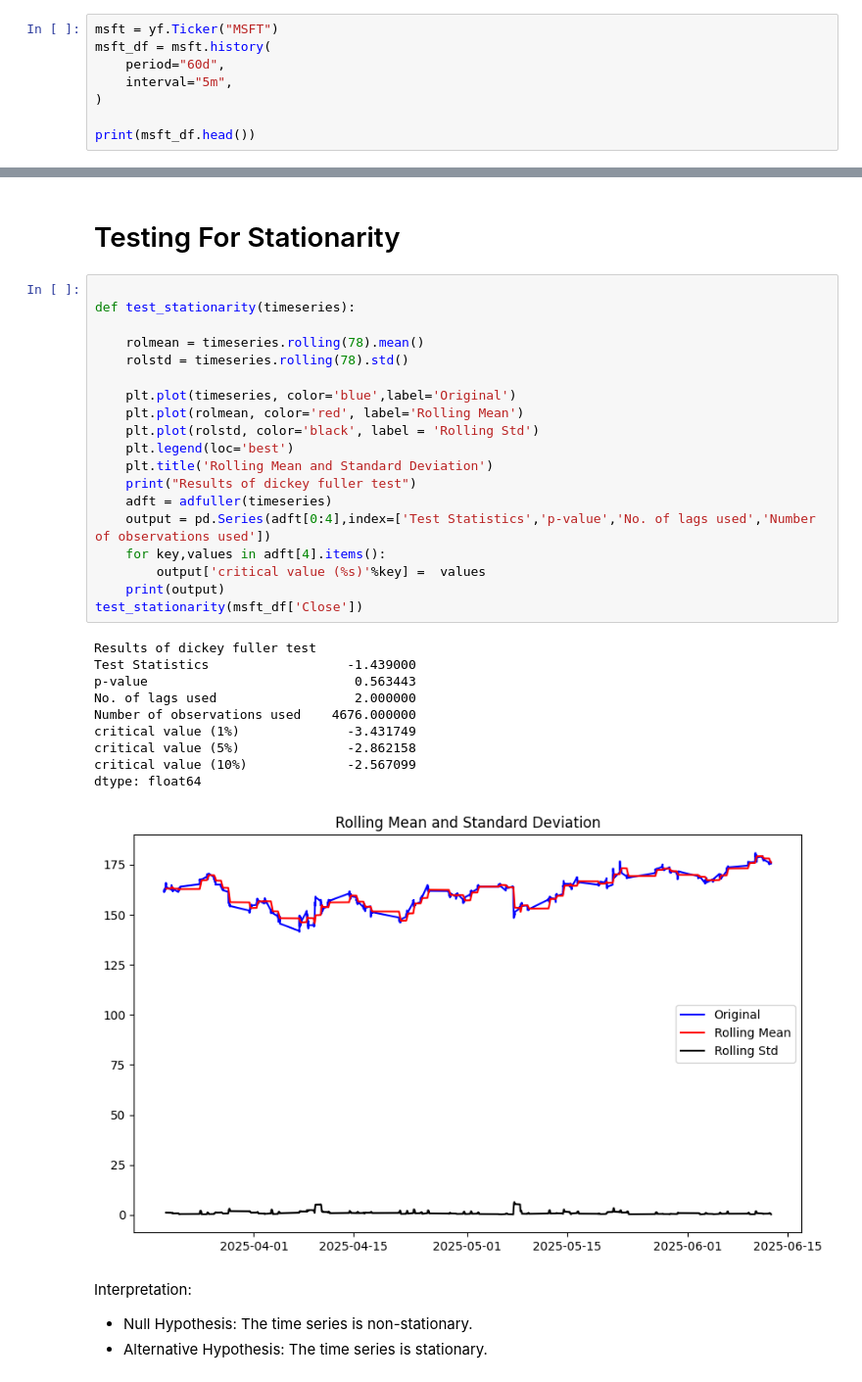
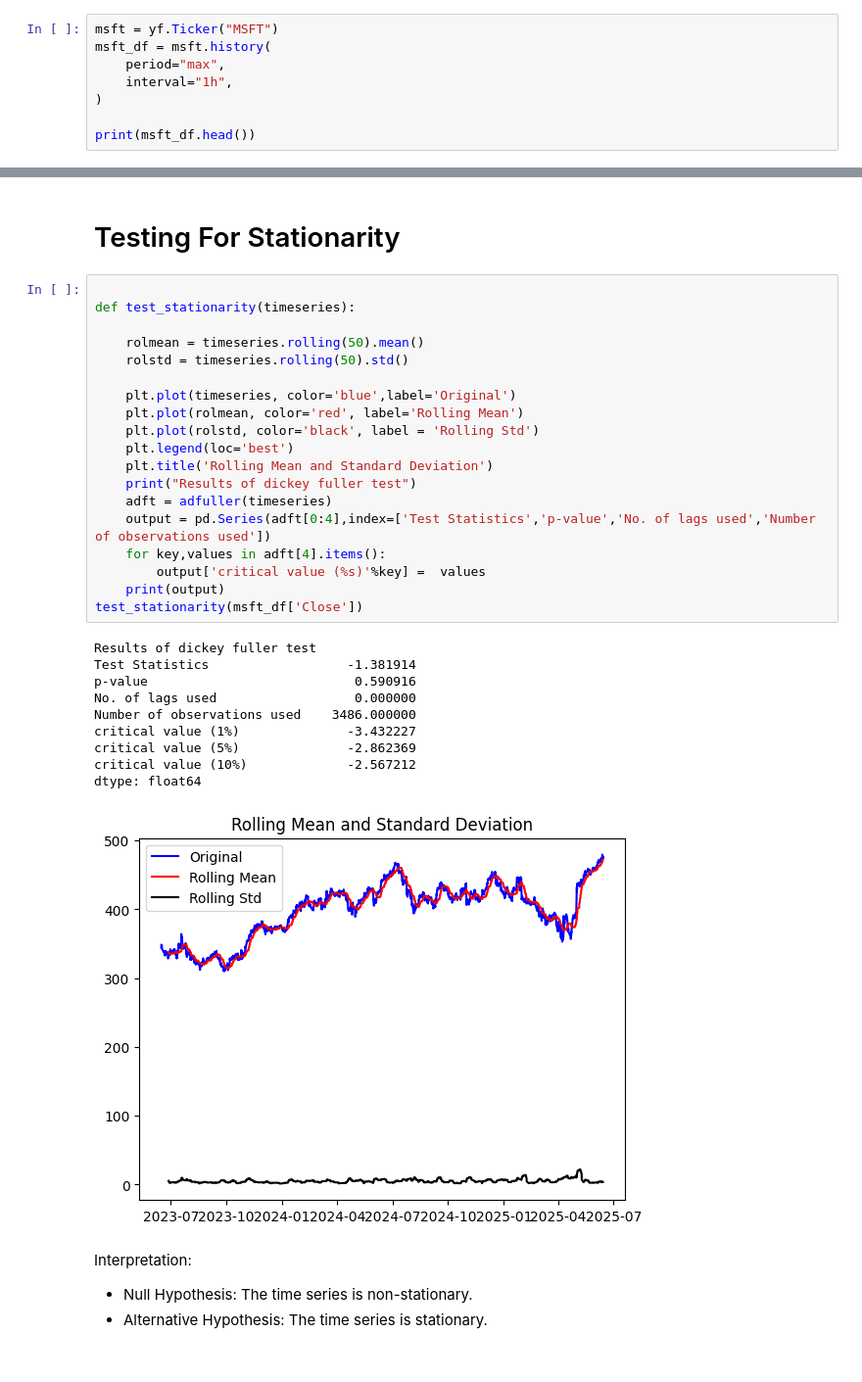
Before and after one commit to BillyBrothers/Stock_Prediction, a Jupyter notebook: Workbooks/Arima_Complex_Model.ipynb, the cells around one changed output, grey strips where cells are left out. Shown at 98% size. Saved outputs shown, nothing was run; the diff lists cells and outputs as text.

```diff
--- a/Workbooks/Arima_Complex_Model.ipynb
+++ b/Workbooks/Arima_Complex_Model.ipynb
@@ -18,8 +34,8 @@ from pylab import rcParams
 # %%
 msft = yf.Ticker("MSFT")
 msft_df = msft.history(
-    period="60d",
-    interval="5m",
+    period="max",
+    interval="1h",
 )
 
 print(msft_df.head())
@@ -53,33 +69,33 @@ plt.legend();
 # %%
 
 def test_stationarity(timeseries):
 
-    rolmean = timeseries.rolling(78).mean()
-    rolstd = timeseries.rolling(78).std()
+    rolmean = timeseries.rolling(50).mean()
+    rolstd = timeseries.rolling(50).std()
 
     plt.plot(timeseries, color='blue',label='Original')
     plt.plot(rolmean, color='red', label='Rolling Mean')
     plt.plot(rolstd, color='black', label = 'Rolling Std')
     plt.legend(loc='best')
     plt.title('Rolling Mean and Standard Deviation')
     print("Results of dickey fuller test")
     adft = adfuller(timeseries)
     output = pd.Series(adft[0:4],index=['Test Statistics','p-value','No. of lags used','Number of observations used'])
     for key,values in adft[4].items():
         output['critical value (%s)'%key] =  values
     print(output)
 test_stationarity(msft_df['Close'])
 # %% [output]
 Results of dickey fuller test
-Test Statistics                  -1.439000
-p-value                           0.563443
-No. of lags used                  2.000000
-Number of observations used    4676.000000
-critical value (1%)              -3.431749
-critical value (5%)              -2.862158
-critical value (10%)             -2.567099
+Test Statistics                  -1.381914
+p-value                           0.590916
+No. of lags used                  0.000000
+Number of observations used    3486.000000
+critical value (1%)              -3.432227
+critical value (5%)              -2.862369
+critical value (10%)             -2.567212
 dtype: float64
-[figure, old version]
+[figure, new version]
 # %% [markdown]
 Interpretation:
 * Null Hypothesis: The time series is non-stationary.
```
Also changed, not shown: parts of 22 cells of this notebook.
